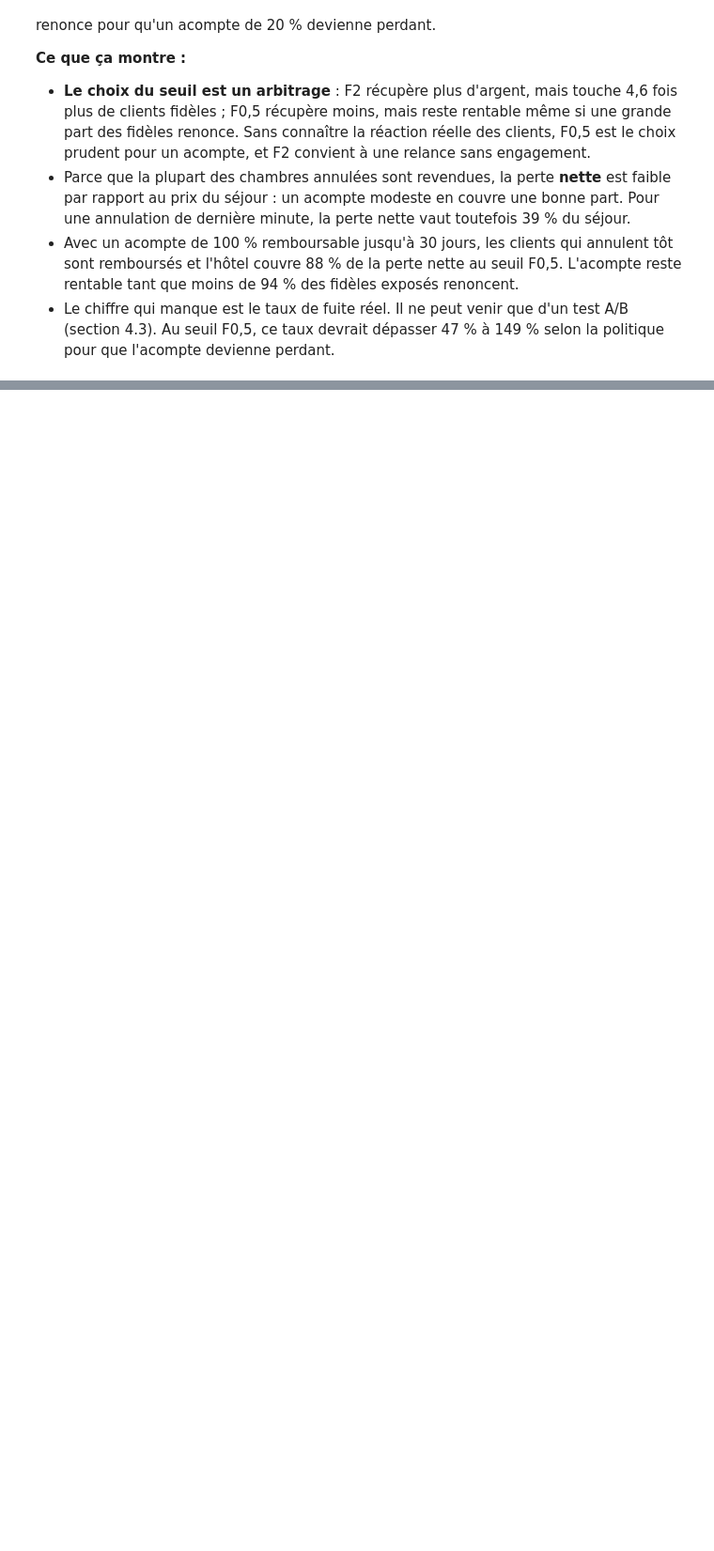
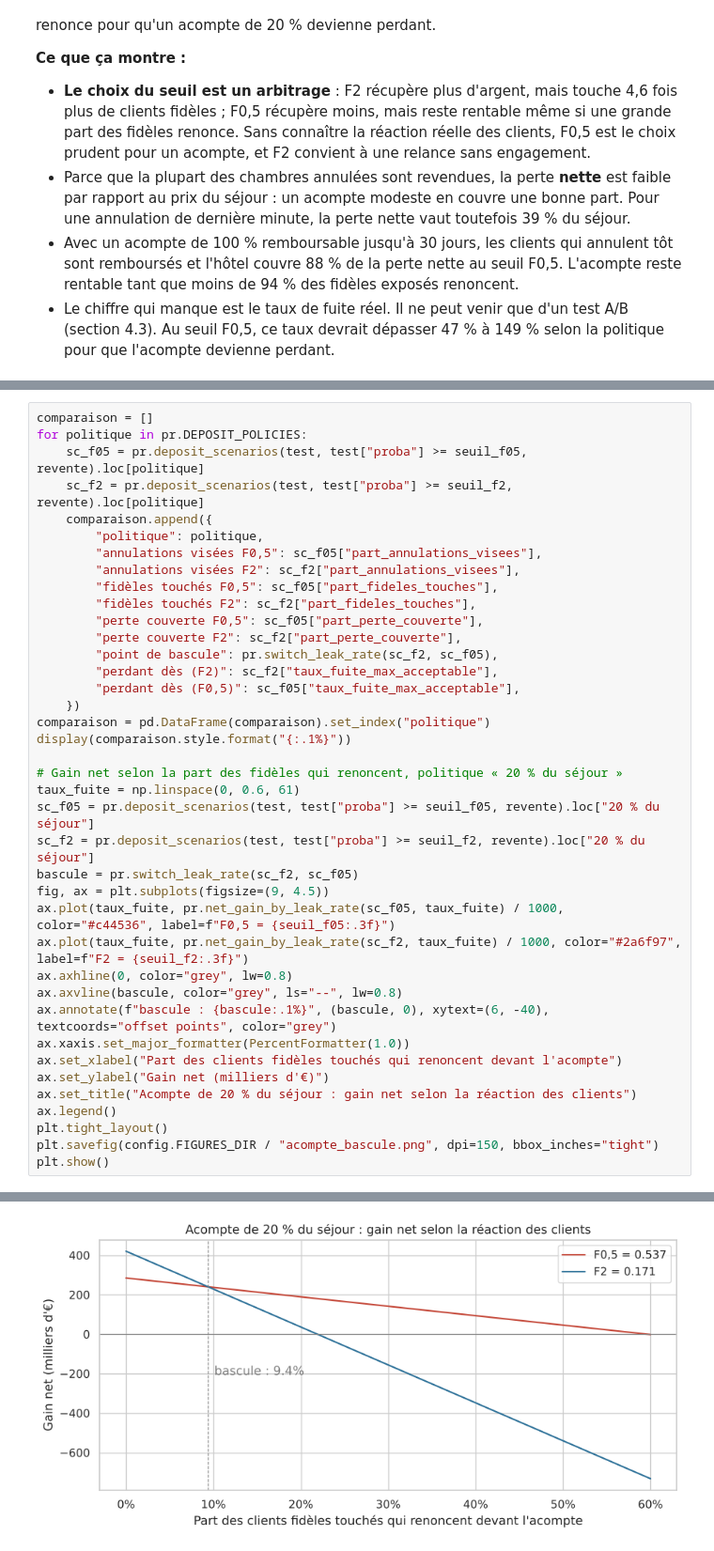
Before and after one commit to lezoul/hotel-cancellation-pipeline, a Jupyter notebook: notebooks/02_analyse_prescriptive.ipynb, the cells around one changed output, grey strips where cells are left out. Shown at 94% size. Drawn from its saved outputs; the diff is of its cells as text; blank space fills up the shorter version.

Commit message:
Comparaison des seuils F2 et F0,5 sur une échelle commune : gain net selon le taux de fuite, point de bascule

```diff
--- a/notebooks/02_analyse_prescriptive.ipynb
+++ b/notebooks/02_analyse_prescriptive.ipynb
@@ -390,0 +399,40 @@ for nom, seuil in [("F0,5 (précision prioritaire)", seuil_f05), ("F2 (rappel pr
+# %%
+comparaison = []
+for politique in pr.DEPOSIT_POLICIES:
+    sc_f05 = pr.deposit_scenarios(test, test["proba"] >= seuil_f05, revente).loc[politique]
+    sc_f2 = pr.deposit_scenarios(test, test["proba"] >= seuil_f2, revente).loc[politique]
+    comparaison.append({
+        "politique": politique,
+        "annulations visées F0,5": sc_f05["part_annulations_visees"],
+        "annulations visées F2": sc_f2["part_annulations_visees"],
+        "fidèles touchés F0,5": sc_f05["part_fideles_touches"],
+        "fidèles touchés F2": sc_f2["part_fideles_touches"],
+        "perte couverte F0,5": sc_f05["part_perte_couverte"],
+        "perte couverte F2": sc_f2["part_perte_couverte"],
+        "point de bascule": pr.switch_leak_rate(sc_f2, sc_f05),
+        "perdant dès (F2)": sc_f2["taux_fuite_max_acceptable"],
+        "perdant dès (F0,5)": sc_f05["taux_fuite_max_acceptable"],
+    })
+comparaison = pd.DataFrame(comparaison).set_index("politique")
+display(comparaison.style.format("{:.1%}"))
+
+# Gain net selon la part des fidèles qui renoncent, politique « 20 % du séjour »
+taux_fuite = np.linspace(0, 0.6, 61)
+sc_f05 = pr.deposit_scenarios(test, test["proba"] >= seuil_f05, revente).loc["20 % du séjour"]
+sc_f2 = pr.deposit_scenarios(test, test["proba"] >= seuil_f2, revente).loc["20 % du séjour"]
+bascule = pr.switch_leak_rate(sc_f2, sc_f05)
+fig, ax = plt.subplots(figsize=(9, 4.5))
+ax.plot(taux_fuite, pr.net_gain_by_leak_rate(sc_f05, taux_fuite) / 1000, color="#c44536", label=f"F0,5 = {seuil_f05:.3f}")
+ax.plot(taux_fuite, pr.net_gain_by_leak_rate(sc_f2, taux_fuite) / 1000, color="#2a6f97", label=f"F2 = {seuil_f2:.3f}")
+ax.axhline(0, color="grey", lw=0.8)
+ax.axvline(bascule, color="grey", ls="--", lw=0.8)
+ax.annotate(f"bascule : {bascule:.1%}", (bascule, 0), xytext=(6, -40), textcoords="offset points", color="grey")
+ax.xaxis.set_major_formatter(PercentFormatter(1.0))
+ax.set_xlabel("Part des clients fidèles touchés qui renoncent devant l'acompte")
+ax.set_ylabel("Gain net (milliers d'€)")
+ax.set_title("Acompte de 20 % du séjour : gain net selon la réaction des clients")
+ax.legend()
+plt.tight_layout()
+plt.savefig(config.FIGURES_DIR / "acompte_bascule.png", dpi=150, bbox_inches="tight")
+plt.show()
+# %% [output]
@@ -390,0 +446 @@ for nom, seuil in [("F0,5 (précision prioritaire)", seuil_f05), ("F2 (rappel pr
+[figure, added]
```
Also changed, not shown: parts of 4 cells of this notebook, 8 other files.
